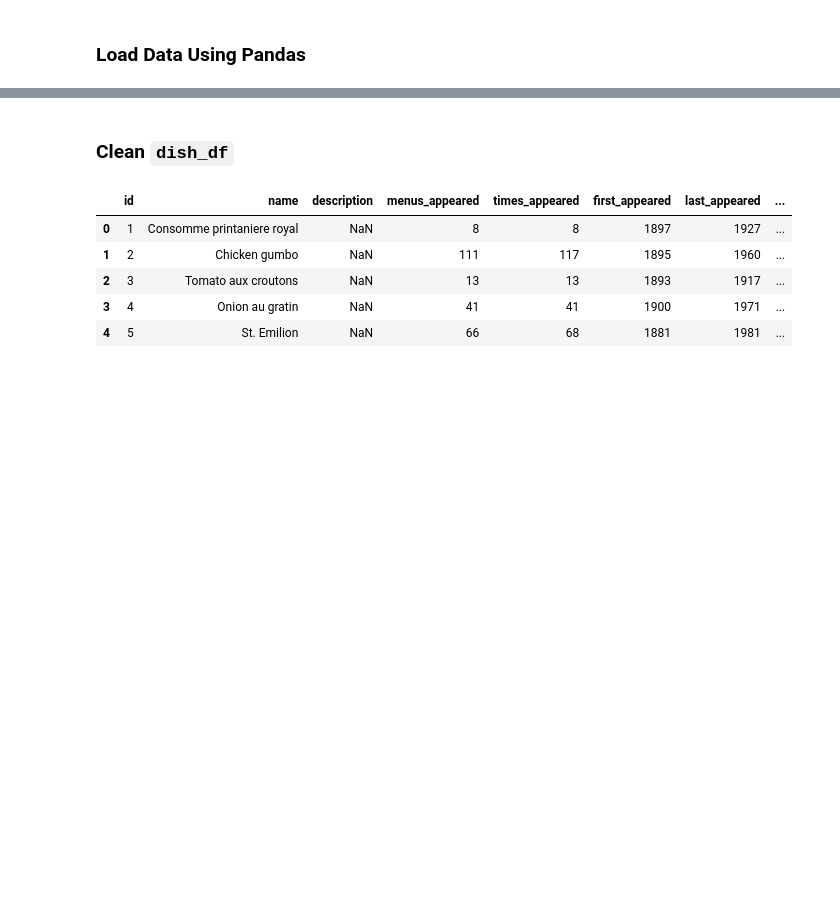
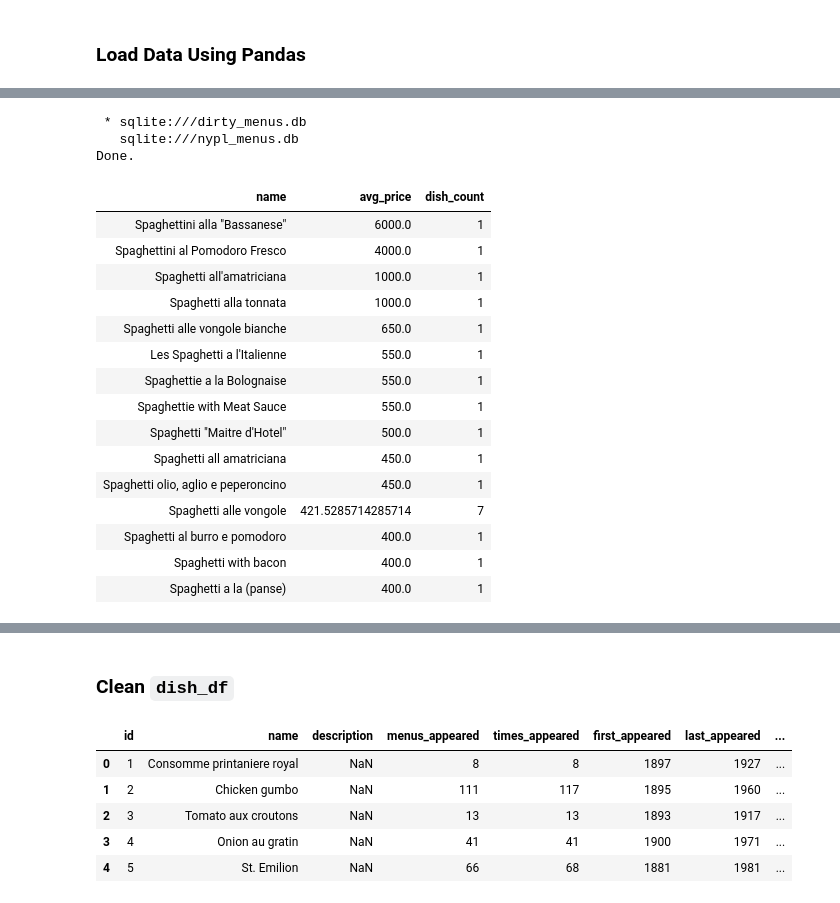
Before and after one commit to brendanpshea/data_clean_nypl, a Jupyter notebook: New_York_Public_Library_Menus_Clean.ipynb, the cells around one changed output, grey strips where cells are left out. Saved outputs shown, nothing was run; the diff lists cells and outputs as text; code cells hidden in the pictures; blank space fills up the shorter version.

```diff
--- a/New_York_Public_Library_Menus_Clean.ipynb
+++ b/New_York_Public_Library_Menus_Clean.ipynb
@@ -121,0 +234,30 @@ menupage_df = pd.read_csv('NYPL-menus/MenuPage.csv')
+# %%
+%%sql
+-- Get high-priced spagetti dishes
+SELECT name, AVG(price) AS avg_price, COUNT() AS dish_count
+FROM dishes
+JOIN menuitems ON dishes.id = menuitems.dish_id
+WHERE name LIKE "%spaghetti%"
+GROUP BY menuitems.dish_id
+ORDER BY avg_price DESC
+LIMIT 15
+# %% [output]
+ * sqlite:///dirty_menus.db
+   sqlite:///nypl_menus.db
+Done.
+| name | avg_price | dish_count |
+| Spaghettini alla "Bassanese" | 6000.0 | 1 |
+| Spaghettini al Pomodoro Fresco | 4000.0 | 1 |
+| Spaghetti all'amatriciana | 1000.0 | 1 |
+| Spaghetti alla tonnata | 1000.0 | 1 |
+| Spaghetti alle vongole bianche | 650.0 | 1 |
+| Les Spaghetti a l'Italienne | 550.0 | 1 |
+| Spaghettie a la Bolognaise | 550.0 | 1 |
+| Spaghettie with Meat Sauce | 550.0 | 1 |
+| Spaghetti "Maitre d'Hotel" | 500.0 | 1 |
+| Spaghetti all amatriciana | 450.0 | 1 |
+| Spaghetti olio, aglio e peperoncino | 450.0 | 1 |
+| Spaghetti alle vongole | 421.5285714285714 | 7 |
+| Spaghetti al burro e pomodoro | 400.0 | 1 |
+| Spaghetti with bacon | 400.0 | 1 |
+| Spaghetti a la (panse) | 400.0 | 1 |
```
Also changed, not shown: parts of 21 cells of this notebook.
